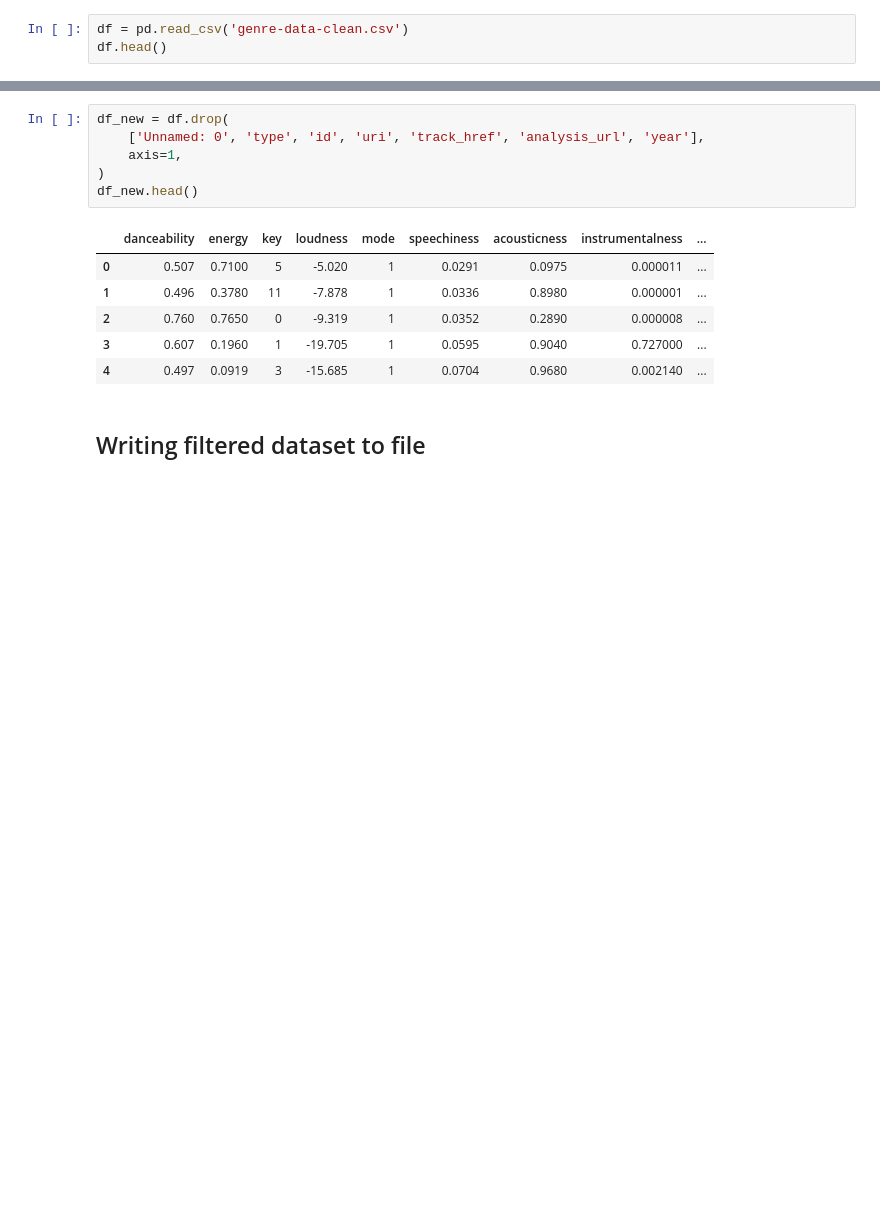
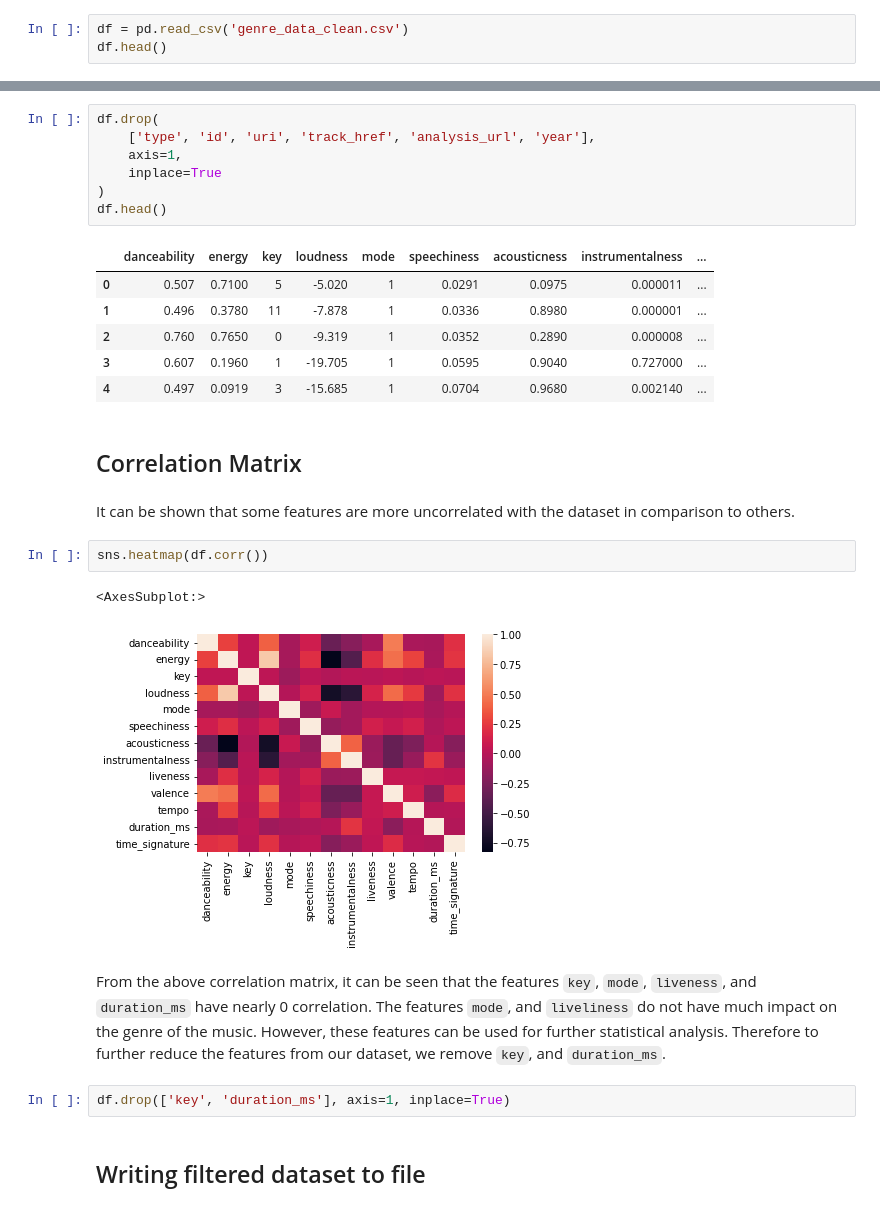
Before and after one commit to aabdull1/Music-genre-classification---ML, a Jupyter notebook: feature_selection.ipynb, the cells around one changed output, grey strips where cells are left out. Drawn from its saved outputs; the diff is of its cells as text; blank space fills up the shorter version.

Commit message:
Added heatmap for correlation matrix from Serkan's code
1. Removed the features key and duration_ms
2. Included author notes
3. Modified output file name

```diff
--- a/feature_selection.ipynb
+++ b/feature_selection.ipynb
@@ -11,6 +16,6 @@ import pandas as pd
 # %% [markdown]
 ## Loading data from CSV file
 # %%
-df = pd.read_csv('genre-data-clean.csv')
+df = pd.read_csv('genre_data_clean.csv')
 df.head()
 # %% [output]
@@ -46,11 +49,12 @@ It can be identified that the following columns have no significance in training
 
 Therefore, these columns are dropped from the dataset.
 # %%
-df_new = df.drop(
-    ['Unnamed: 0', 'type', 'id', 'uri', 'track_href', 'analysis_url', 'year'],
+df.drop(
+    ['type', 'id', 'uri', 'track_href', 'analysis_url', 'year'],
     axis=1,
+    inplace=True
 )
-df_new.head()
+df.head()
 # %% [output]
 |  | danceability | energy | key | loudness | mode | speechiness | acousticness | instrumentalness | ... |
 | 0 | 0.507 | 0.7100 | 5 | -5.020 | 1 | 0.0291 | 0.0975 | 0.000011 | ... |
@@ -58,6 +62,19 @@ df_new.head()
 | 2 | 0.760 | 0.7650 | 0 | -9.319 | 1 | 0.0352 | 0.2890 | 0.000008 | ... |
 | 3 | 0.607 | 0.1960 | 1 | -19.705 | 1 | 0.0595 | 0.9040 | 0.727000 | ... |
 | 4 | 0.497 | 0.0919 | 3 | -15.685 | 1 | 0.0704 | 0.9680 | 0.002140 | ... |
+# %% [markdown]
+## Correlation Matrix
+# %% [markdown]
+It can be shown that some features are more uncorrelated with the dataset in comparison to others.
+# %%
+sns.heatmap(df.corr())
+# %% [output]
+<AxesSubplot:>
+[figure, added]
+# %% [markdown]
+From the above correlation matrix, it can be seen that the features `key`, `mode`, `liveness`, and `duration_ms` have nearly 0 correlation. The features `mode`, and `liveliness` do not have much impact on the genre of the music. However, these features can be used for further statistical analysis. Therefore to further reduce the features from our dataset, we remove `key`, and `duration_ms`.
+# %%
+df.drop(['key', 'duration_ms'], axis=1, inplace=True)
 # %% [markdown]
 ## Writing filtered dataset to file
 # %%
```
Also changed, not shown: parts of 8 cells of this notebook.
